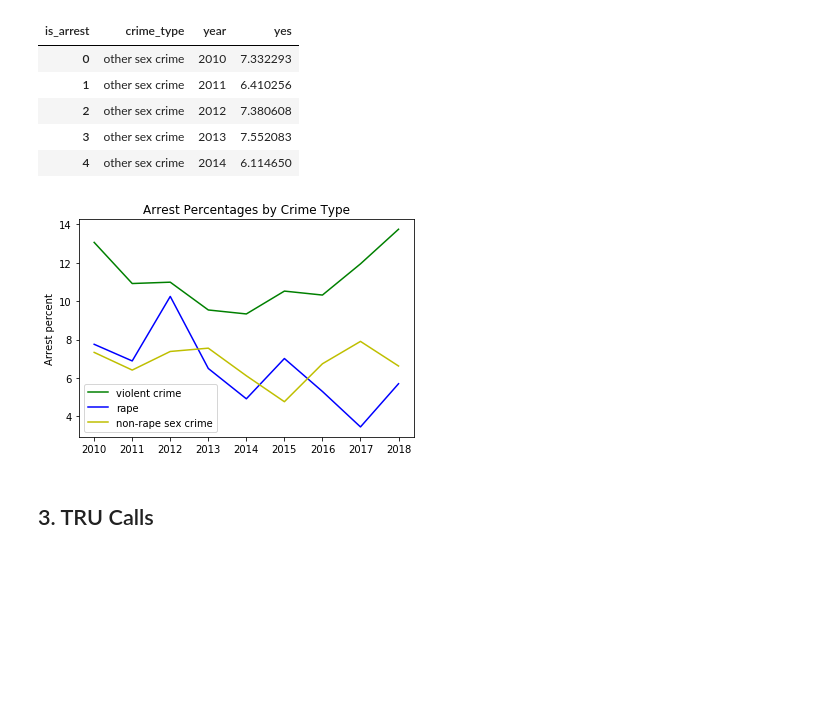
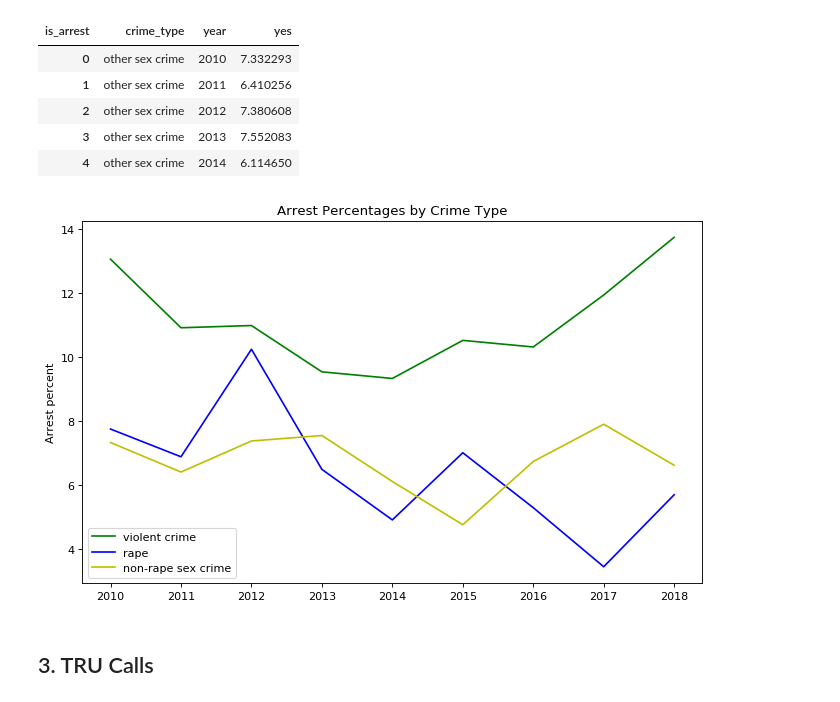
Before and after one commit to teacupwoozy/spd_notebook_archive, a Jupyter notebook: spd_notebook/2010-2018_SPD_Project.ipynb, the cells around one changed output. Saved outputs shown, nothing was run; the diff lists cells and outputs as text; code cells hidden in the pictures; blank space fills up the shorter version.

```diff
--- a/spd_notebook/2010-2018_SPD_Project.ipynb
+++ b/spd_notebook/2010-2018_SPD_Project.ipynb
@@ -254,18 +254,18 @@ other_arr_by_yr = arrest_percent_by_yr[arrest_percent_by_yr['crime_type'].str.co
 # %%
 # Plot arrests percentges by year.
 
-
+plt.figure(figsize=(10,6), dpi= 80)
 plt.plot(vc_arr_by_yr.year, vc_arr_by_yr.yes, color='g', label='violent crime')
 plt.plot(rape_arr_by_yr.year, rape_arr_by_yr.yes, color='b', label='rape')
 plt.plot(other_arr_by_yr.year, other_arr_by_yr.yes, color='y', label='non-rape sex crime')
 
 plt.ylabel('Arrest percent')
 plt.title('Arrest Percentages by Crime Type')
 plt.legend()
 
 plt.show()
 # %% [output]
-[figure, old version]
+[figure, new version]
 # %% [markdown]
 ## 3. TRU Calls
 # %%
```
Also changed, not shown: parts of 5 cells of this notebook.
